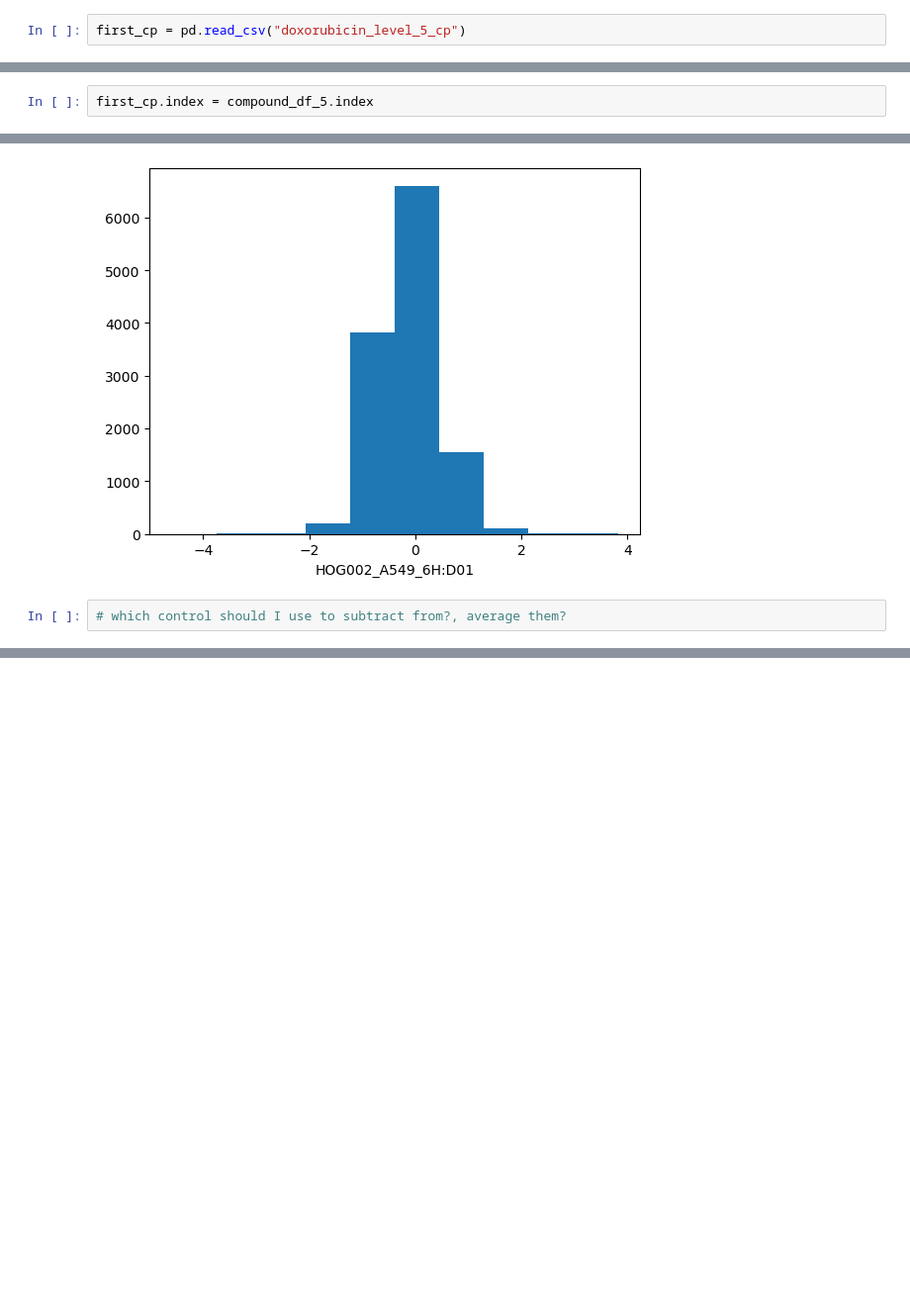
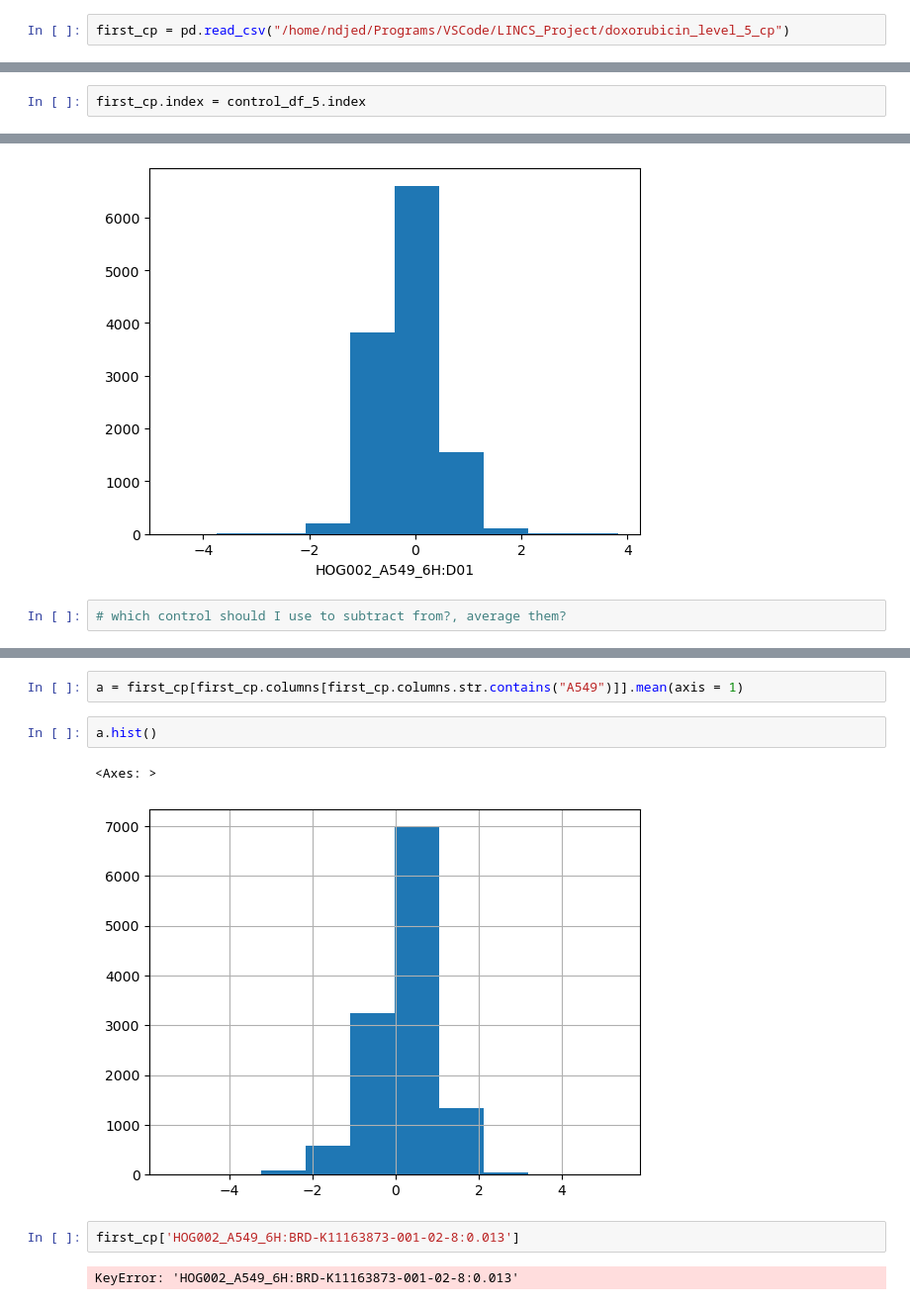
Before and after one commit to reformist/research2023, a Jupyter notebook: controlAnalysis.ipynb, the cells around one changed output, grey strips where cells are left out. Shown at 99% size. Saved outputs shown, nothing was run; the diff lists cells and outputs as text; blank space fills up the shorter version.

Commit message:
graphed impt exp, cluster, readme update

```diff
--- a/controlAnalysis.ipynb
+++ b/controlAnalysis.ipynb
@@ -584,2 +601,2 @@ write_dataframe_to_csv(first_cp, "doxorubicin_level_5_cp")
 # %%
-first_cp = pd.read_csv("doxorubicin_level_5_cp")
+first_cp = pd.read_csv("/home/ndjed/Programs/VSCode/LINCS_Project/doxorubicin_level_5_cp")
@@ -679,7 +712,7 @@ def iteratingThroughDict(key, dictionary):
 # %%
 gene_dict = dictCreation(gene_names.gene_id, gene_names.gene_symbol)
 # %%
-first_cp.index = compound_df_5.index
+first_cp.index = control_df_5.index
 # %%
 update_gene_index = iteratingThroughDict(first_cp.index, gene_dict)
 # %%
@@ -816,0 +952,11 @@ Text(0.5, 0, 'HOG002_A549_6H:D01')
+# %%
+a = first_cp[first_cp.columns[first_cp.columns.str.contains("A549")]].mean(axis = 1)
+# %%
+a.hist()
+# %% [output]
+<Axes: >
+[figure, added]
+# %%
+first_cp['HOG002_A549_6H:BRD-K11163873-001-02-8:0.013']
+# %% [output]
+KeyError: 'HOG002_A549_6H:BRD-K11163873-001-02-8:0.013'
```
Also changed, not shown: parts of 57 cells of this notebook, 2 other files.
